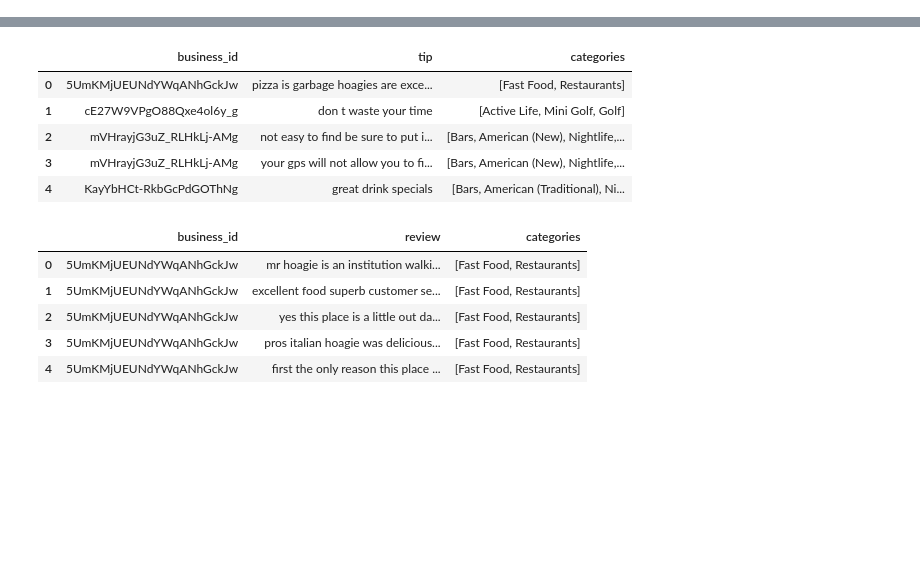
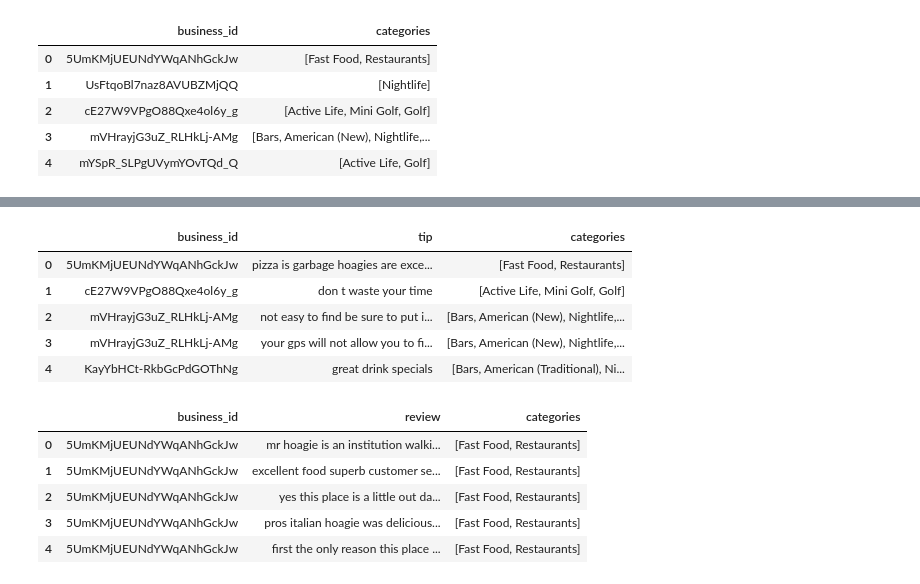
Before and after one commit to vipmunot/Yelp-Dataset-Challenge, a Jupyter notebook: Yelp.ipynb, the cells around one changed output, grey strips where cells are left out. Drawn from its saved outputs; the diff is of its cells as text; code cells hidden in the pictures; blank space fills up the shorter version.

Commit message:
updating yelp notebook

```diff
--- a/Yelp.ipynb
+++ b/Yelp.ipynb
@@ -5,3 +5,25 @@ import pandas as pd
 from bs4 import BeautifulSoup
 import mongo
 warnings.filterwarnings("ignore")
+# %%
+from pymongo import MongoClient
+
+client = MongoClient()
+
+
+db = client['Yelp']
+mongo_review = db['review'].find({})
+mongo_tip = db['tip'].find({})
+mongo_business = db['business'].find({})
+mongo_user = db['user'].find({})
+# %%
+business =  pd.DataFrame(list(mongo_business))
+business = business[['business_id','categories']]
+business.head()
+# %% [output]
+|  | business_id | categories |
+| 0 | 5UmKMjUEUNdYWqANhGckJw | [Fast Food, Restaurants] |
+| 1 | UsFtqoBl7naz8AVUBZMjQQ | [Nightlife] |
+| 2 | cE27W9VPgO88Qxe4ol6y_g | [Active Life, Mini Golf, Golf] |
+| 3 | mVHrayjG3uZ_RLHkLj-AMg | [Bars, American (New), Nightlife,... |
+| 4 | mYSpR_SLPgUVymYOvTQd_Q | [Active Life, Golf] |
```
Also changed, not shown: parts of 18 cells of this notebook.
